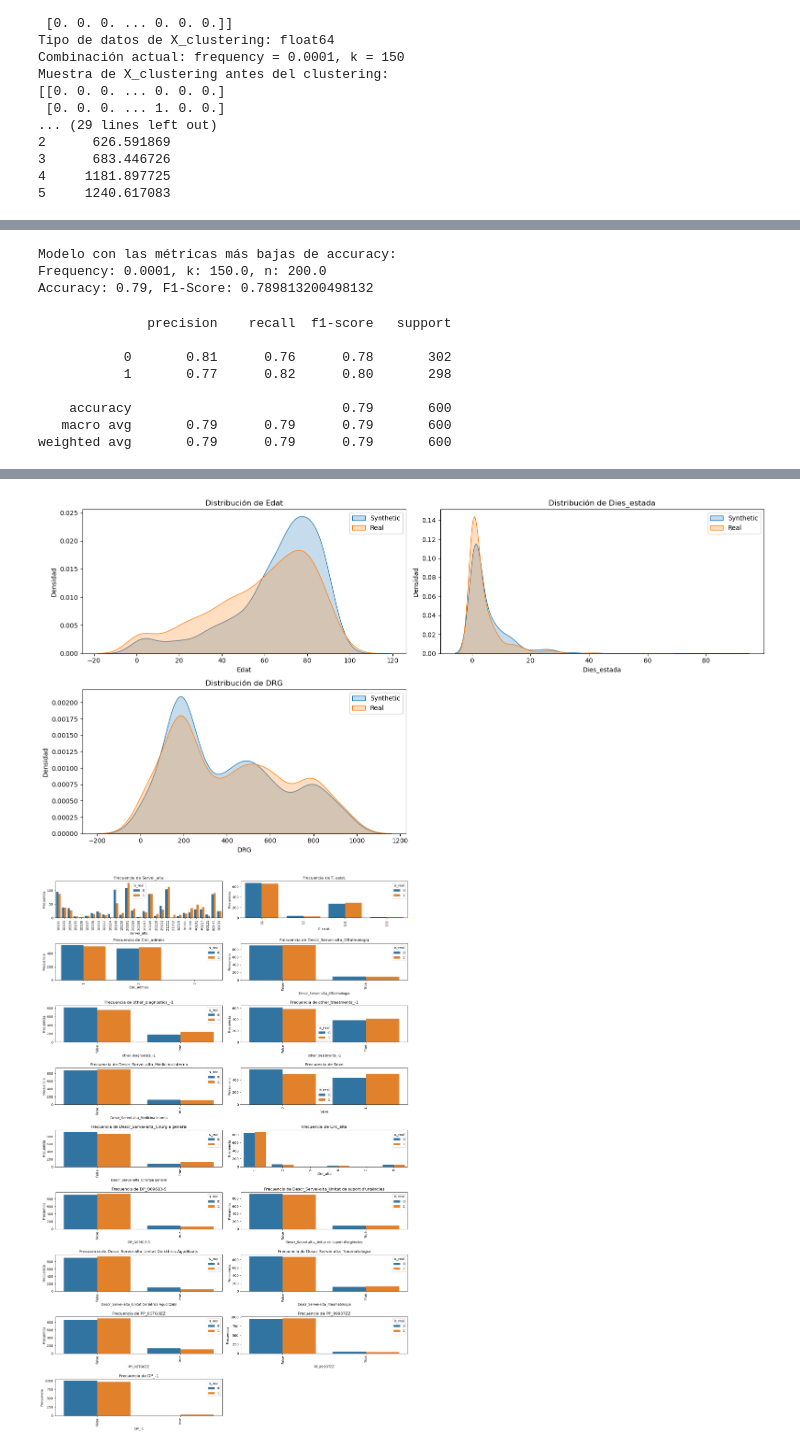
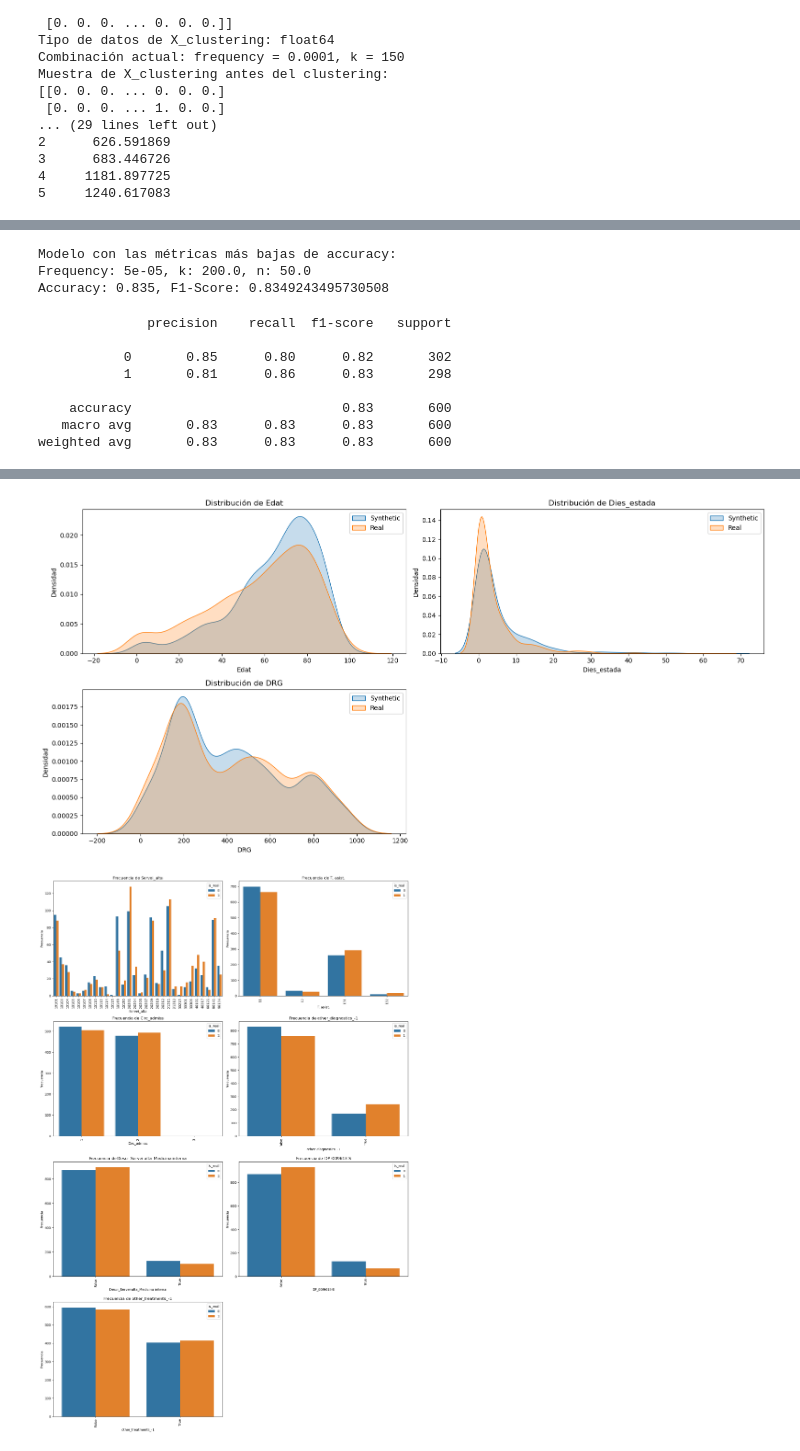
Before and after one commit to gerardmarturia/Sintetic-data-GMN, a Jupyter notebook: pre-process v4 junto.ipynb, the cells around one changed output, grey strips where cells are left out. Cells and saved outputs as stored; diff of their text form; code cells hidden in the pictures.

```diff
--- a/pre-process v4 junto.ipynb
+++ b/pre-process v4 junto.ipynb
@@ -941,8 +941,8 @@ fake = Faker()
 
 # Definición de parámetros
 frequency_values = [0.00005]
-k_values = [50, 100, 200]
-n_values = [20, 50, 200]
+k_values = [200]
+n_values = [50]
 results = []
 
 # Funciones auxiliares
@@ -1534,7 +1533,14 @@ encoded_data_plot = encoded_data.copy()
 encoded_data_plot['is_real'] = encoded_data_plot['is_real'].astype(str)
 
 # Tomar las 20 características más importantes
-top_important_columns = feature_importance.head(20)['Característica'].tolist()
+top_important_columns = feature_importance.head(10)['Característica'].tolist()
+
+
+# Visualización de la importancia de las características
+plt.figure(figsize=(10, 8))
+sns.barplot(x='Importancia', y='Característica', data=feature_importance.head(10))
+plt.title('Top 20 Características más Importantes')
+plt.show()
 
 # Identificar variables continuas
 continuous_vars = ['Edat', 'Dies_estada', 'DRG']
@@ -1588,13 +1594,13 @@ else:
     print("No hay variables categóricas para graficar.")
 # %% [output]
 Modelo con las métricas más bajas de accuracy:
-Frequency: 0.0001, k: 150.0, n: 200.0
-Accuracy: 0.79, F1-Score: 0.789813200498132
+Frequency: 5e-05, k: 200.0, n: 50.0
+Accuracy: 0.835, F1-Score: 0.8349243495730508
               precision    recall  f1-score   support
 
-           0       0.81      0.76      0.78       302
-           1       0.77      0.82      0.80       298
+           0       0.85      0.80      0.82       302
+           1       0.81      0.86      0.83       298
 
-    accuracy                           0.79       600
-   macro avg       0.79      0.79      0.79       600
-weighted avg       0.79      0.79      0.79       600
+    accuracy                           0.83       600
+   macro avg       0.83      0.83      0.83       600
+weighted avg       0.83      0.83      0.83       600
@@ -1601,19 +1608,19 @@ weighted avg       0.79      0.79      0.79       600
 `shade` is now deprecated in favor of `fill`; setting `fill=True`.
 This will become an error in seaborn v0.14.0; please update your code.
 
   sns.kdeplot(data=filtered_data[filtered_data['is_real'] == '0'], x=var, ax=axes[i], label='Synthetic', shade=True)
 
 `shade` is now deprecated in favor of `fill`; setting `fill=True`.
 This will become an error in seaborn v0.14.0; please update your code.
 
   sns.kdeplot(data=filtered_data[filtered_data['is_real'] == '1'], x=var, ax=axes[i], label='Real', shade=True)
 
 `shade` is now deprecated in favor of `fill`; setting `fill=True`.
 This will become an error in seaborn v0.14.0; please update your code.
 ... (13 lines left out)
 `shade` is now deprecated in favor of `fill`; setting `fill=True`.
 This will become an error in seaborn v0.14.0; please update your code.
 
   sns.kdeplot(data=filtered_data[filtered_data['is_real'] == '1'], x=var, ax=axes[i], label='Real', shade=True)
-[figure, old version]
-[figure, old version]
+[figure, new version]
+[figure, added]
```
Also changed, not shown: parts of 3 cells of this notebook, 13 other files.
